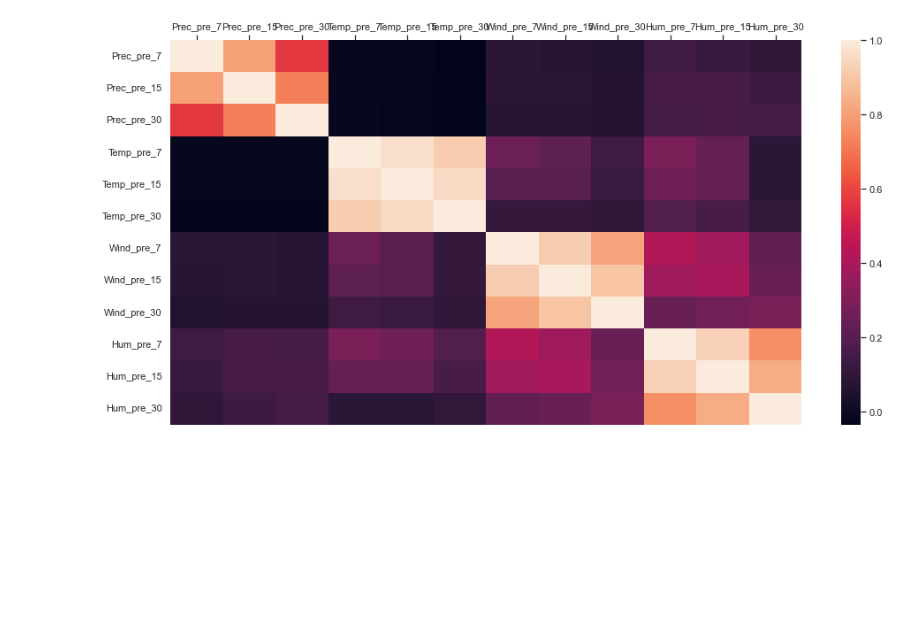
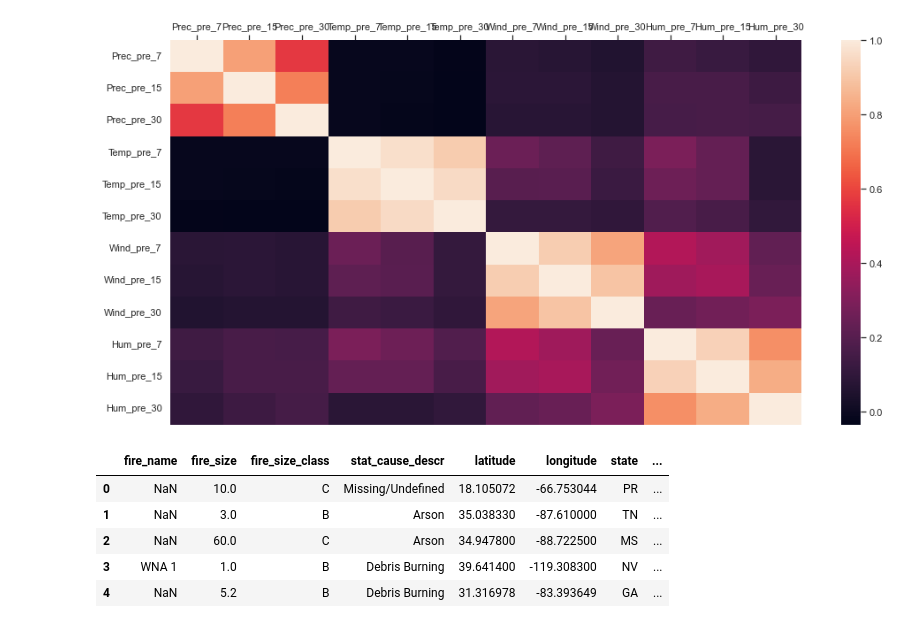
Before and after one commit to Pavelevivan/MultivariateAnalysis, a Jupyter notebook: task_2.ipynb, the cells around one changed output. Drawn from its saved outputs; the diff is of its cells as text; code cells hidden in the pictures; blank space fills up the shorter version.

```diff
--- a/task_2.ipynb
+++ b/task_2.ipynb
@@ -160,0 +193,9 @@ sns.heatmap(corrmat, vmax=1., square=False).xaxis.tick_top()
+# %%
+df.head()
+# %% [output]
+|  | fire_name | fire_size | fire_size_class | stat_cause_descr | latitude | longitude | state | ... |
+| 0 | NaN | 10.0 | C | Missing/Undefined | 18.105072 | -66.753044 | PR | ... |
+| 1 | NaN | 3.0 | B | Arson | 35.038330 | -87.610000 | TN | ... |
+| 2 | NaN | 60.0 | C | Arson | 34.947800 | -88.722500 | MS | ... |
+| 3 | WNA 1 | 1.0 | B | Debris Burning | 39.641400 | -119.308300 | NV | ... |
+| 4 | NaN | 5.2 | B | Debris Burning | 31.316978 | -83.393649 | GA | ... |
```
Also changed, not shown: parts of 42 cells of this notebook.
